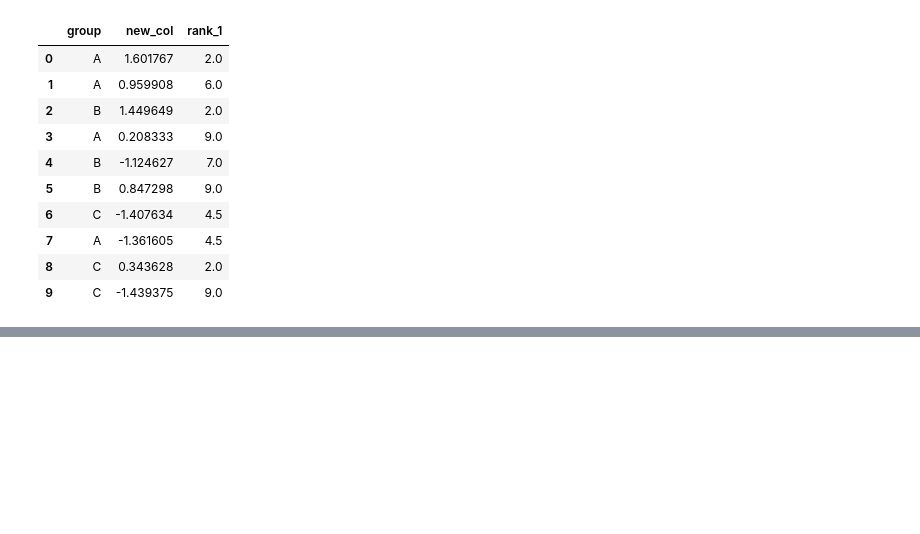
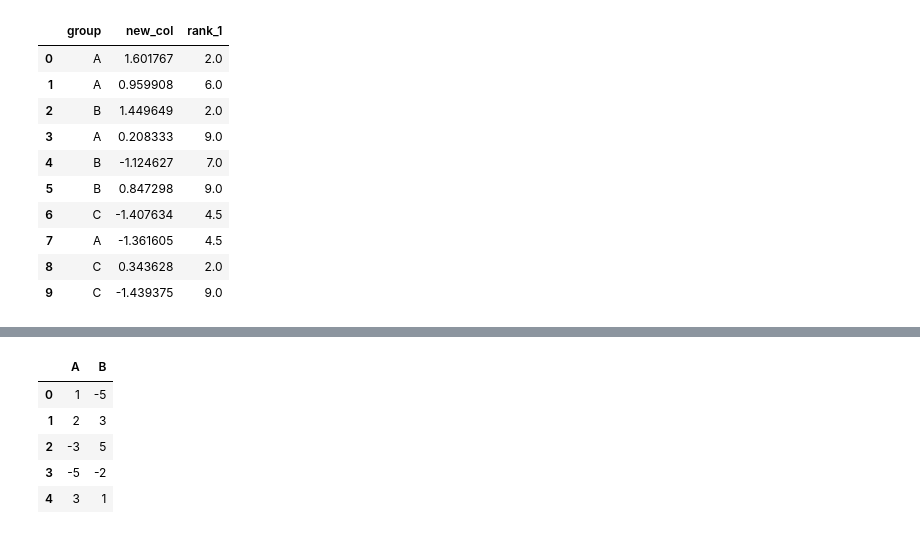
Before and after one commit to loganrane/MachineLearning101, a Jupyter notebook: Hacks/20 Panda Functions for better Analysis.ipynb, the cells around one changed output, grey strips where cells are left out. Cells and saved outputs as stored; diff of their text form; code cells hidden in the pictures; blank space fills up the shorter version.

```diff
--- a/Hacks/20 Panda Functions for better Analysis.ipynb
+++ b/Hacks/20 Panda Functions for better Analysis.ipynb
@@ -401,0 +436,14 @@ df.select_dtypes(exclude='int32')
+# %%
+def color_negative_values(val):
+    color='red' if val<0 else 'black'
+    return 'color: %s'%color
+# %%
+df_color = pd.DataFrame({'A': [1, 2, -3, -5, 3], 'B': [-5, 3, 5, -2, 1]})
+df_color.style.applymap(color_negative_values)
+# %% [output]
+|  | A | B |
+| 0 | 1 | -5 |
+| 1 | 2 | 3 |
+| 2 | -3 | 5 |
+| 3 | -5 | -2 |
+| 4 | 3 | 1 |
```
Also changed, not shown: parts of 4 cells of this notebook.
